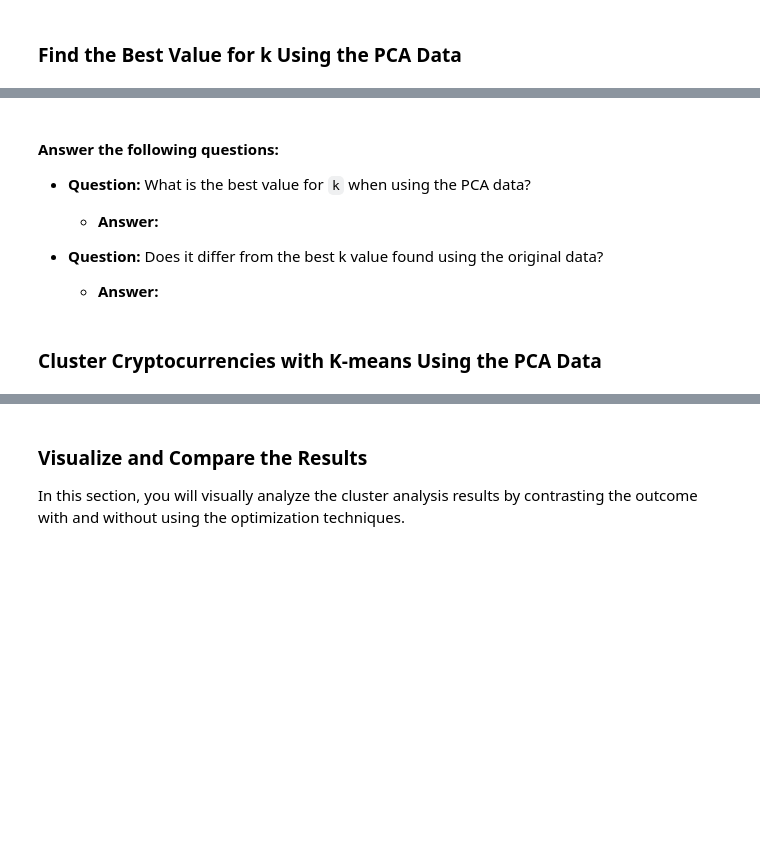
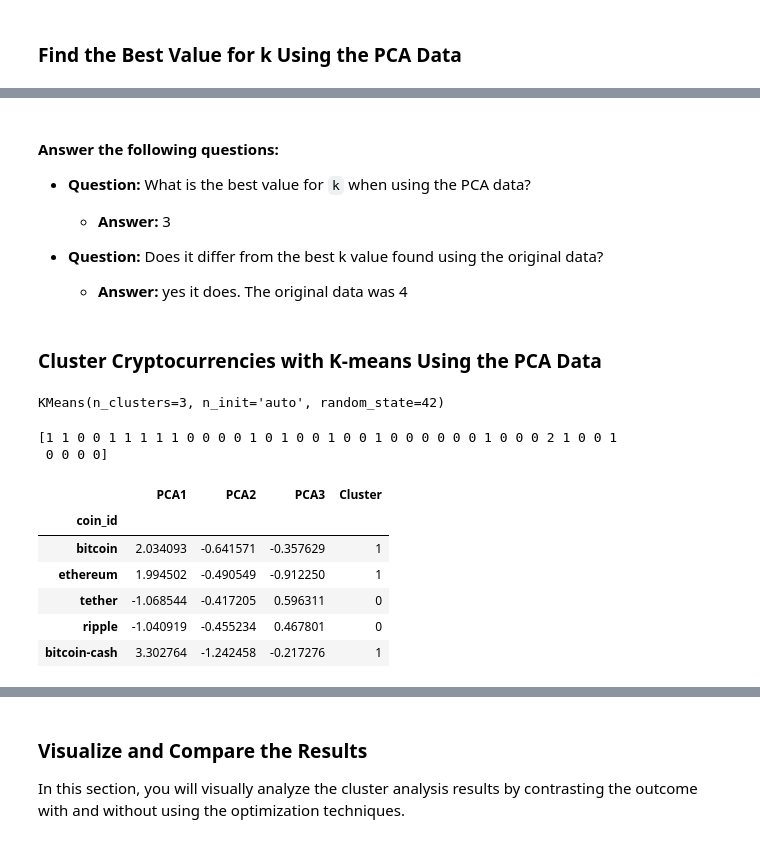
Before and after one commit to Ethan-sev/CryptoClustering, a Jupyter notebook: Starter_Code/Crypto_Clustering.ipynb.ipynb, the cells around one changed output, grey strips where cells are left out. Saved outputs shown, nothing was run; the diff lists cells and outputs as text; code cells hidden in the pictures; blank space fills up the shorter version.

```diff
--- a/Starter_Code/Crypto_Clustering.ipynb.ipynb
+++ b/Starter_Code/Crypto_Clustering.ipynb.ipynb
@@ -209,30 +297,47 @@ df_of_ks.plot()
 
 * **Question:** What is the best value for `k` when using the PCA data?
 
-  * **Answer:**
+  * **Answer:** 3
 
 
 * **Question:** Does it differ from the best k value found using the original data?
 
-  * **Answer:**
+  * **Answer:**  yes it does. The original data was 4
 # %% [markdown]
 ### Cluster Cryptocurrencies with K-means Using the PCA Data
 # %%
 # Initialize the K-Means model using the best value for k
+kmeans = KMeans(n_clusters=3, random_state=42, n_init='auto')
 # %%
 # Fit the K-Means model using the PCA data
+kmeans.fit(pca_df)
+# %% [output]
+KMeans(n_clusters=3, n_init='auto', random_state=42)
 # %%
 # Predict the clusters to group the cryptocurrencies using the PCA data
-
+predicted_clusters = kmeans.predict(pca_df)
 # Print the resulting array of cluster values.
+print(predicted_clusters)
+# %% [output]
+[1 1 0 0 1 1 1 1 1 0 0 0 0 1 0 1 0 0 1 0 0 1 0 0 0 0 0 0 1 0 0 0 2 1 0 0 1
+ 0 0 0 0]
 # %%
 # Create a copy of the DataFrame with the PCA data
-
+pca_df_with_clusters = pca_df.copy()
 
 # Add a new column to the DataFrame with the predicted clusters
-
+pca_df_with_clusters['Cluster'] = predicted_clusters
 
 # Display sample data
+pca_df_with_clusters.head()
+# %% [output]
+|  | PCA1 | PCA2 | PCA3 | Cluster |
+| coin_id |  |  |  |  |
+| bitcoin | 2.034093 | -0.641571 | -0.357629 | 1 |
+| ethereum | 1.994502 | -0.490549 | -0.912250 | 1 |
+| tether | -1.068544 | -0.417205 | 0.596311 | 0 |
+| ripple | -1.040919 | -0.455234 | 0.467801 | 0 |
+| bitcoin-cash | 3.302764 | -1.242458 | -0.217276 | 1 |
 # %%
 # Create a scatter plot using hvPlot by setting
 # `x="PC1"` and `y="PC2"`.
```
Also changed, not shown: parts of 23 cells of this notebook.
